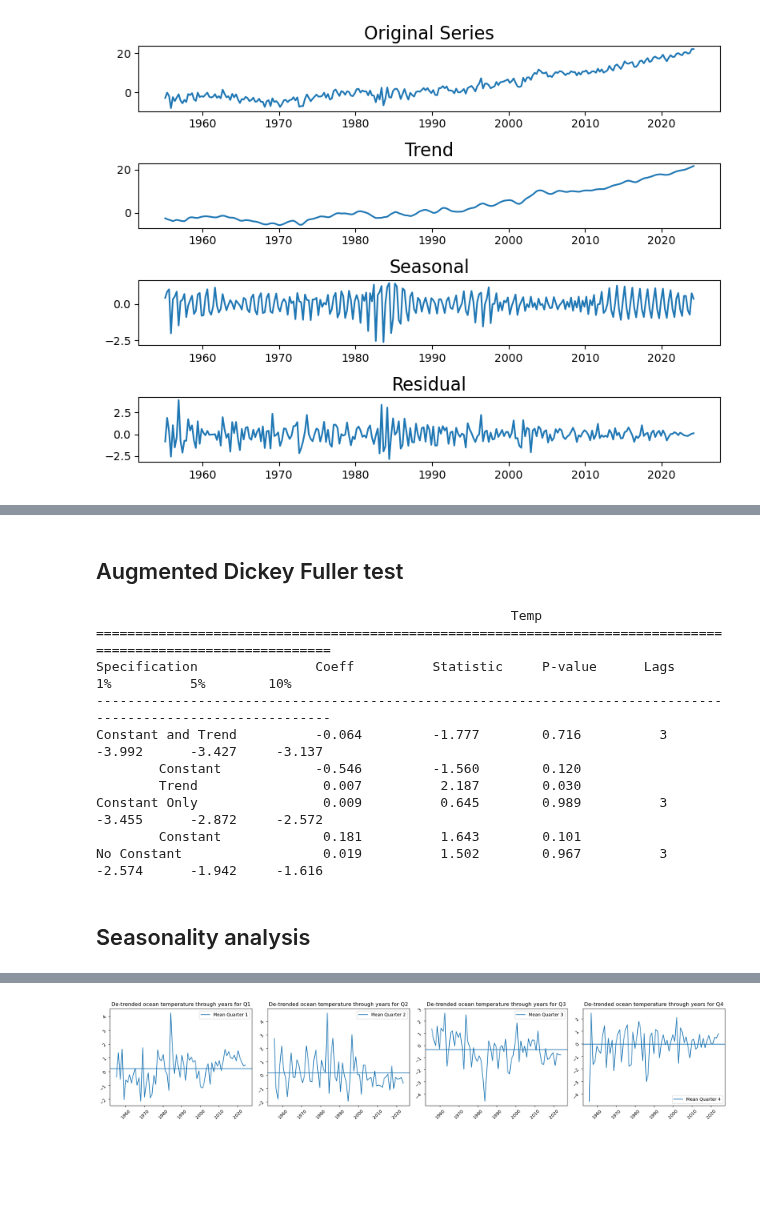
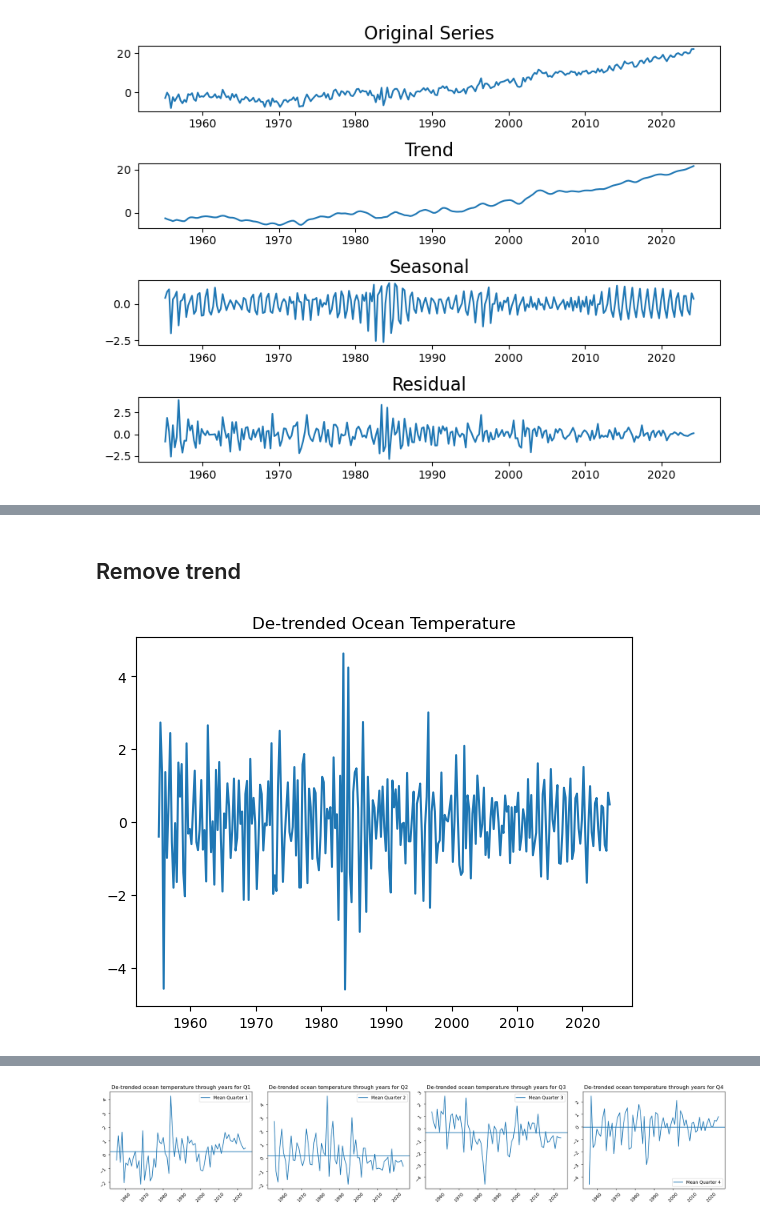
Before and after one commit to jessegrabowski/laos-climate-change, a Jupyter notebook: notebooks/Time_series_analysis.ipynb, the cells around one changed output, grey strips where cells are left out. Saved outputs shown, nothing was run; the diff lists cells and outputs as text; code cells hidden in the pictures; blank space fills up the shorter version.

```diff
--- a/notebooks/Time_series_analysis.ipynb
+++ b/notebooks/Time_series_analysis.ipynb
@@ -149,20 +135,10 @@ plt.title("PACF for Ocean temperature");
-# %% [markdown]
-## Augmented Dickey Fuller test
-# %%
-ADF_test_summary(time_series["Temp"])
-# %% [output]
-                                                     Temp
-==============================================================================================================
-Specification               Coeff          Statistic     P-value      Lags      1%          5%        10%
---------------------------------------------------------------------------------------------------------------
-Constant and Trend          -0.064         -1.777        0.716          3    -3.992      -3.427     -3.137
-        Constant            -0.546         -1.560        0.120
-        Trend                0.007          2.187        0.030
-Constant Only                0.009          0.645        0.989          3    -3.455      -2.872     -2.572
-        Constant             0.181          1.643        0.101
-No Constant                  0.019          1.502        0.967          3    -2.574      -1.942     -1.616
-# %% [markdown]
-## Seasonality analysis
+# %% [markdown]
+## Remove trend
 # %%
 #Obtain de-trended
 detrended_ocean_temp = time_series["Temp"] - trend_ocean_temp
+
+plt.plot(detrended_ocean_temp)
+plt.title("De-trended Ocean Temperature");
+# %% [output]
+[figure, added]
```
Also changed, not shown: parts of 43 cells of this notebook.
